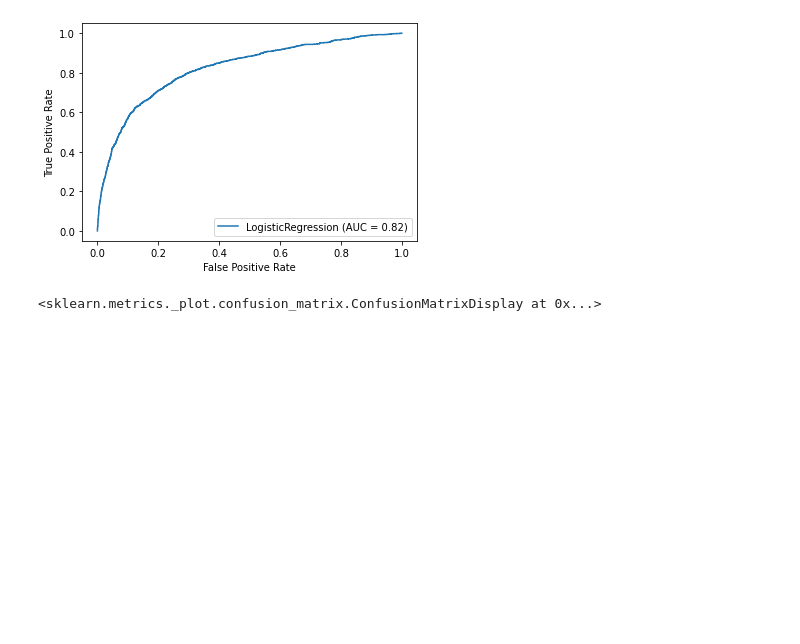
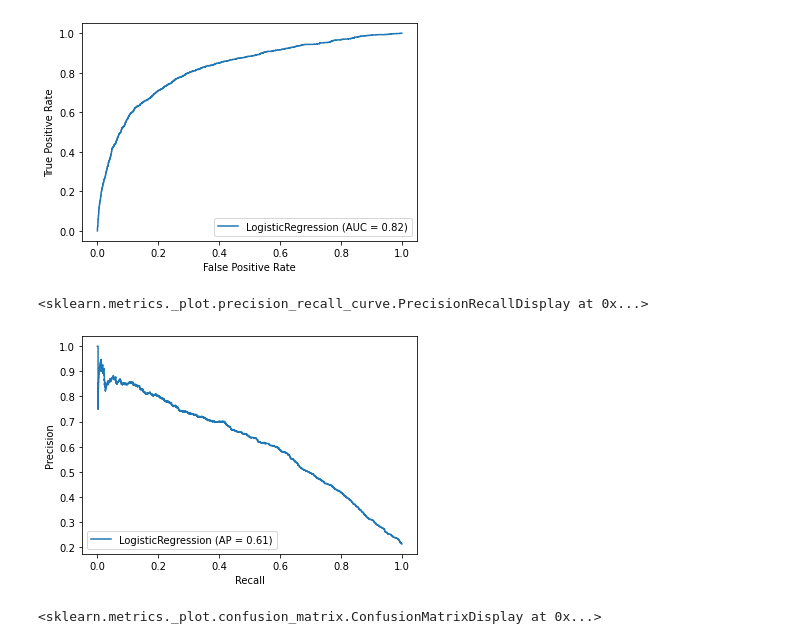
Before and after one commit to smashley-eakland/who-wants-shots, a Jupyter notebook: Vaccinations.ipynb, the cells around one changed output. Cells and saved outputs as stored; diff of their text form; code cells hidden in the pictures; blank space fills up the shorter version.

```diff
--- a/Vaccinations.ipynb
+++ b/Vaccinations.ipynb
@@ -675,6 +674,11 @@ plot_roc_curve(lr_base, X_test_clean, y_test)
 # %% [output]
 <sklearn.metrics._plot.roc_curve.RocCurveDisplay at 0x...>
 [figure]
+# %%
+plot_precision_recall_curve(lr_base, X_test_clean, y_test)
+# %% [output]
+<sklearn.metrics._plot.precision_recall_curve.PrecisionRecallDisplay at 0x...>
+[figure, added]
 # %%
 plot_confusion_matrix(lr_base, X_test_clean, y_test)
 # %% [output]
```
Also changed, not shown: parts of 65 cells of this notebook.
